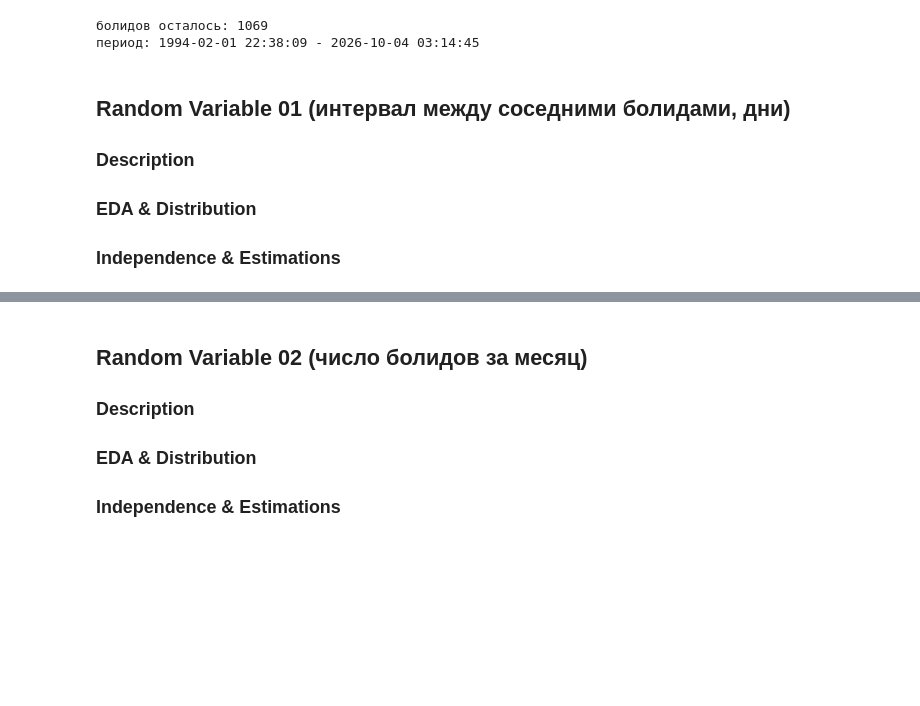
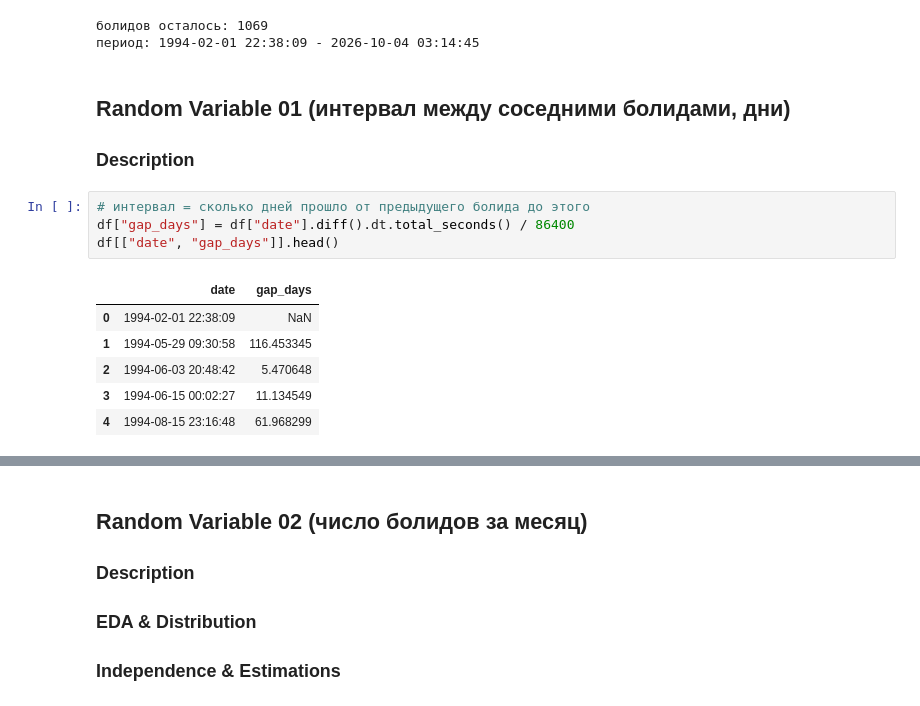
Before and after one commit to kotok9/app-stat-lab01, a Jupyter notebook: lab01_fireballs.ipynb, the cells around one changed output, grey strips where cells are left out. Cells and saved outputs as stored; diff of their text form; blank space fills up the shorter version.

```diff
--- a/lab01_fireballs.ipynb
+++ b/lab01_fireballs.ipynb
@@ -164,11 +164,18 @@ print("период:", df["date"].min(), "-", df["date"].max())
 # %% [output]
 болидов осталось: 1069
 период: 1994-02-01 22:38:09 - 2026-10-04 03:14:45
-# %% [markdown]
-## Random Variable 01 (интервал между соседними болидами, дни)
-
-### Description
-
-### EDA & Distribution
-
-### Independence & Estimations
+# %% [markdown]
+## Random Variable 01 (интервал между соседними болидами, дни)
+
+### Description
+# %%
+# интервал = сколько дней прошло от предыдущего болида до этого
+df["gap_days"] = df["date"].diff().dt.total_seconds() / 86400
+df[["date", "gap_days"]].head()
+# %% [output]
+|  | date | gap_days |
+| 0 | 1994-02-01 22:38:09 | NaN |
+| 1 | 1994-05-29 09:30:58 | 116.453345 |
+| 2 | 1994-06-03 20:48:42 | 5.470648 |
+| 3 | 1994-06-15 00:02:27 | 11.134549 |
+| 4 | 1994-08-15 23:16:48 | 61.968299 |
```
Also changed, not shown: parts of 8 cells of this notebook.
